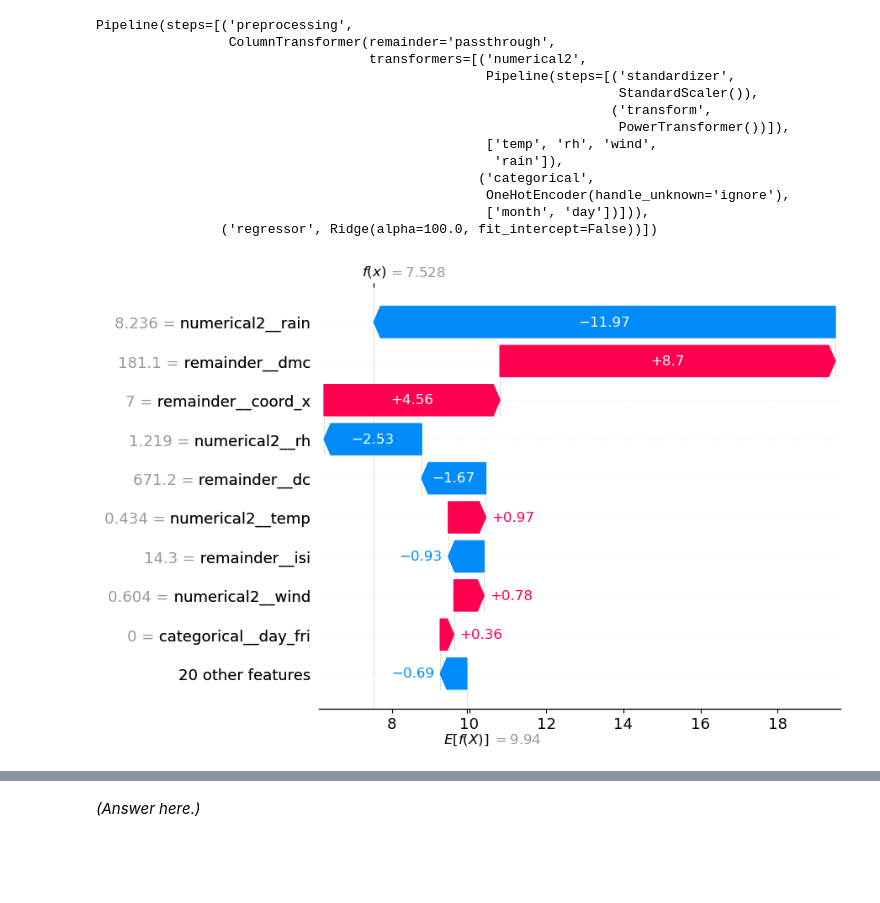
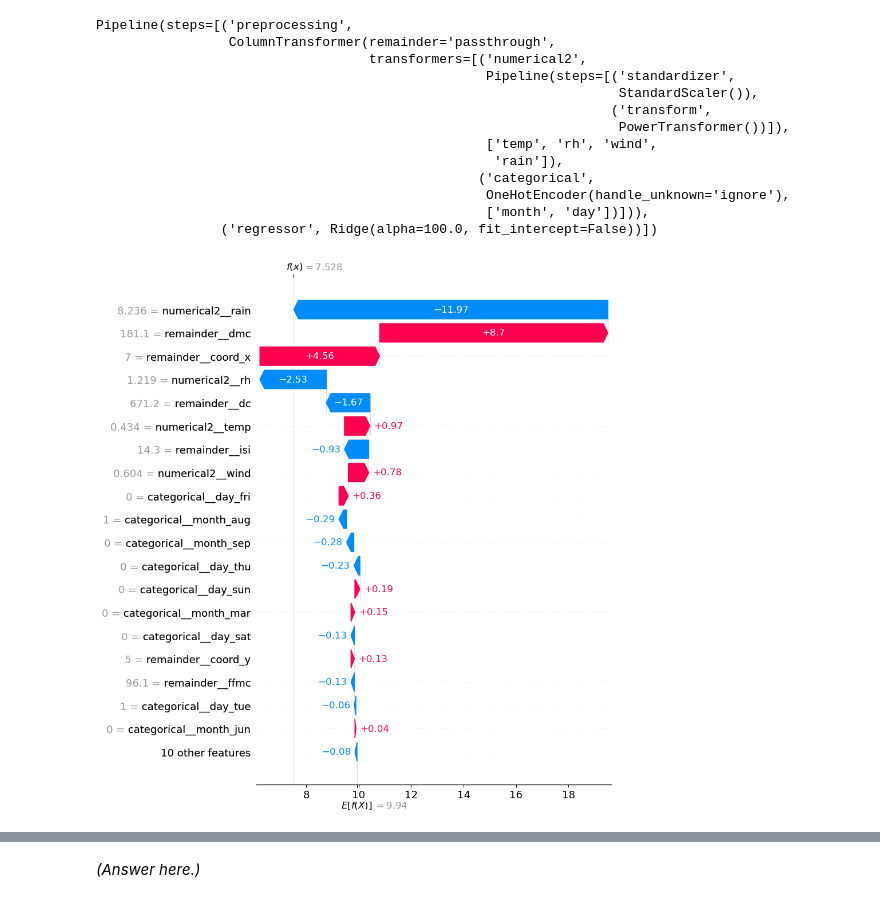
Before and after one commit to neethil/production, a Jupyter notebook: 02_activities/assignments/assignment_2.ipynb, the cells around one changed output, grey strips where cells are left out. Drawn from its saved outputs; the diff is of its cells as text; code cells hidden in the pictures; blank space fills up the shorter version.

```diff
--- a/02_activities/assignments/assignment_2.ipynb
+++ b/02_activities/assignments/assignment_2.ipynb
@@ -627,6 +627,6 @@ explainer = shap.explainers.Linear(
 
 shap_values = explainer(data_transform)
 # %%
-shap.plots.waterfall(shap_values[1])
+shap.plots.waterfall(shap_values[1], max_display=20)
 # %% [output]
-[figure, old version]
+[figure, new version]
```
Also changed, not shown: parts of 11 cells of this notebook, 1 other file.
